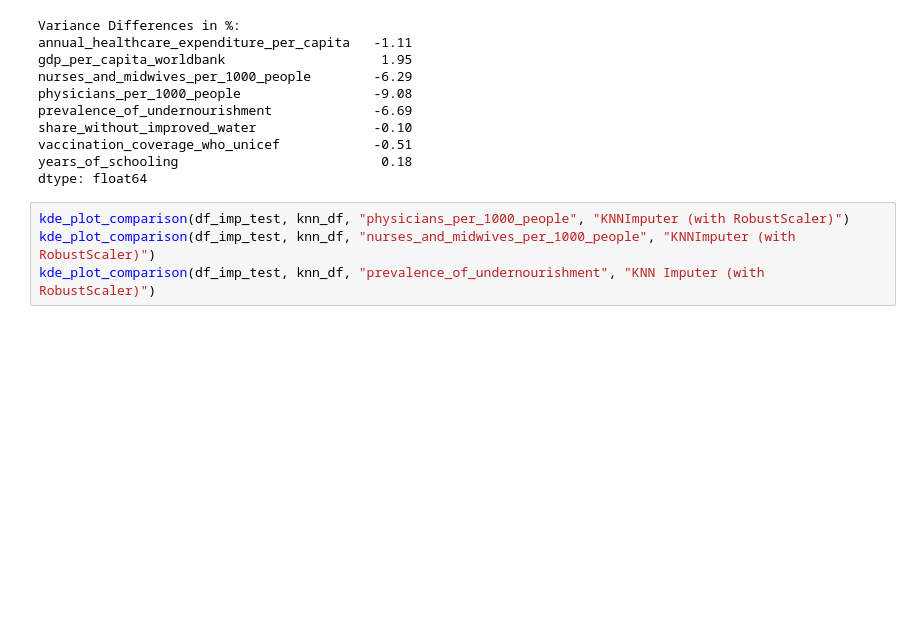
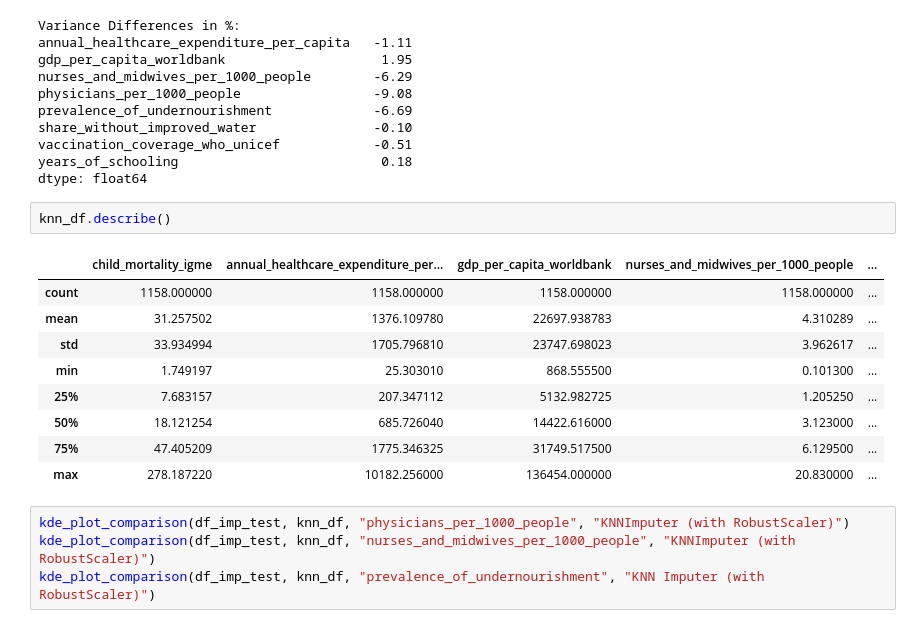
Before and after one commit to HamzahFayad/master_thesis_child_mortality, a Jupyter notebook: 01_notebooks/2_data_preprocessing.ipynb, the cells around one changed output. Drawn from its saved outputs; the diff is of its cells as text; blank space fills up the shorter version.

```diff
--- a/01_notebooks/2_data_preprocessing.ipynb
+++ b/01_notebooks/2_data_preprocessing.ipynb
@@ -311,6 +311,18 @@ share_without_improved_water               -0.10
 vaccination_coverage_who_unicef            -0.51
 years_of_schooling                          0.18
 dtype: float64
+# %%
+knn_df.describe()
+# %% [output]
+|  | child_mortality_igme | annual_healthcare_expenditure_per... | gdp_per_capita_worldbank | nurses_and_midwives_per_1000_people | ... |
+| count | 1158.000000 | 1158.000000 | 1158.000000 | 1158.000000 | ... |
+| mean | 31.257502 | 1376.109780 | 22697.938783 | 4.310289 | ... |
+| std | 33.934994 | 1705.796810 | 23747.698023 | 3.962617 | ... |
+| min | 1.749197 | 25.303010 | 868.555500 | 0.101300 | ... |
+| 25% | 7.683157 | 207.347112 | 5132.982725 | 1.205250 | ... |
+| 50% | 18.121254 | 685.726040 | 14422.616000 | 3.123000 | ... |
+| 75% | 47.405209 | 1775.346325 | 31749.517500 | 6.129500 | ... |
+| max | 278.187220 | 10182.256000 | 136454.000000 | 20.830000 | ... |
 # %%
 kde_plot_comparison(df_imp_test, knn_df, "physicians_per_1000_people", "KNNImputer (with RobustScaler)")
 kde_plot_comparison(df_imp_test, knn_df, "nurses_and_midwives_per_1000_people", "KNNImputer (with RobustScaler)")
```
